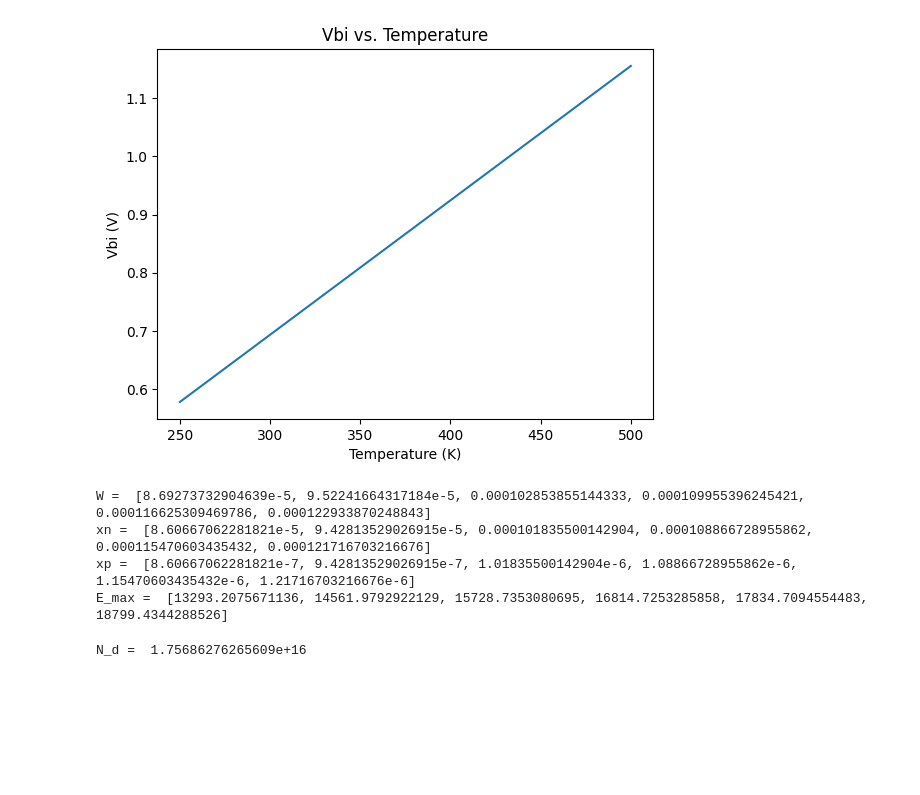
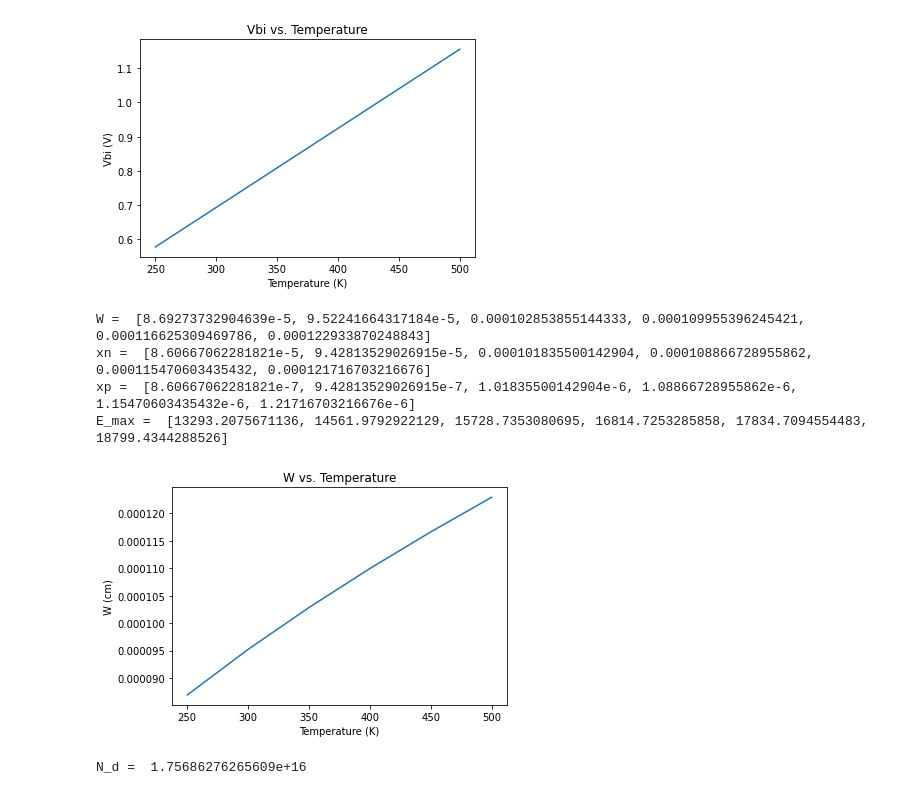
Before and after one commit to mattraghu/Fall2022, a Jupyter notebook: CPE471/Exam2.ipynb, the cells around one changed output. Saved outputs shown, nothing was run; the diff lists cells and outputs as text; code cells hidden in the pictures; blank space fills up the shorter version.

```diff
--- a/CPE471/Exam2.ipynb
+++ b/CPE471/Exam2.ipynb
@@ -84,38 +84,46 @@ q_e = 1.6E-19 #Electron charge
 V_R = 0
 
 W = [] #List of W values
 xn = [] #List of xn values
 xp = [] #List of xp values
 E_max = [] #List of E_max values
 
 for i in range(len(V_bi)):
     subbed = WEq.subs([("e_s",e_s),("V_bi",V_bi[i]),("q_e",q_e),("N_a",N_a),("N_d",N_d),("V_R",V_R)]) #Substitute values into equation
     T_i = solve(subbed,"W") #Solve for W
     W.append(T_i[0]) #Append W to list
 
     subbed = xnEq.subs([("e_s",e_s),("V_bi",V_bi[i]),("q_e",q_e),("N_a",N_a),("N_d",N_d)]) #Substitute values into equation
     T_i = solve(subbed,"x_n") #Solve for xn
     xn.append(T_i[0]) #Append xn to list
 
     subbed = xpEq.subs([("e_s",e_s),("V_bi",V_bi[i]),("q_e",q_e),("N_a",N_a),("N_d",N_d)]) #Substitute values into equation
     T_i = solve(subbed,"x_p") #Solve for xp
     xp.append(T_i[0]) #Append xp to list
 
     subbed = maxEEq2.subs([("e_s",e_s),("V_bi",V_bi[i]),("q_e",q_e),("N_a",N_a),("N_d",N_d),("V_R",V_R)]) #Substitute values into equation
     T_i = solve(subbed,"E_max") #Solve for E_max
     E_max.append(T_i[0]) #Append E_max to list
 
 #Print results
 print("W = ",W) #Print W
 print("xn = ",xn) #Print xn
 print("xp = ",xp) #Print xp
 print("E_max = ",E_max) #Print E_max
+
+#Graph W Vs T
+plt.plot(T,W) #Plot W vs. T
+plt.xlabel("Temperature (K)") #Label x-axis
+plt.ylabel("W (cm)") #Label y-axis
+plt.title("W vs. Temperature") #Title
+plt.show() #Show graph
 # %% [output]
-[figure, old version]
+[figure, new version]
 W =  [8.69273732904639e-5, 9.52241664317184e-5, 0.000102853855144333, 0.000109955396245421, 0.000116625309469786, 0.000122933870248843]
 xn =  [8.60667062281821e-5, 9.42813529026915e-5, 0.000101835500142904, 0.000108866728955862, 0.000115470603435432, 0.000121716703216676]
 xp =  [8.60667062281821e-7, 9.42813529026915e-7, 1.01835500142904e-6, 1.08866728955862e-6, 1.15470603435432e-6, 1.21716703216676e-6]
 E_max =  [13293.2075671136, 14561.9792922129, 15728.7353080695, 16814.7253285858, 17834.7094554483, 18799.4344288526]
+[figure, added]
 # %%
 #Question 2
 #Determine the n type doping concentration to meet the following specifications for a Si p-n junction:  Na=10^18, Emax=4x10^5 V/cm and Vr=30 V, T=300 K
```
